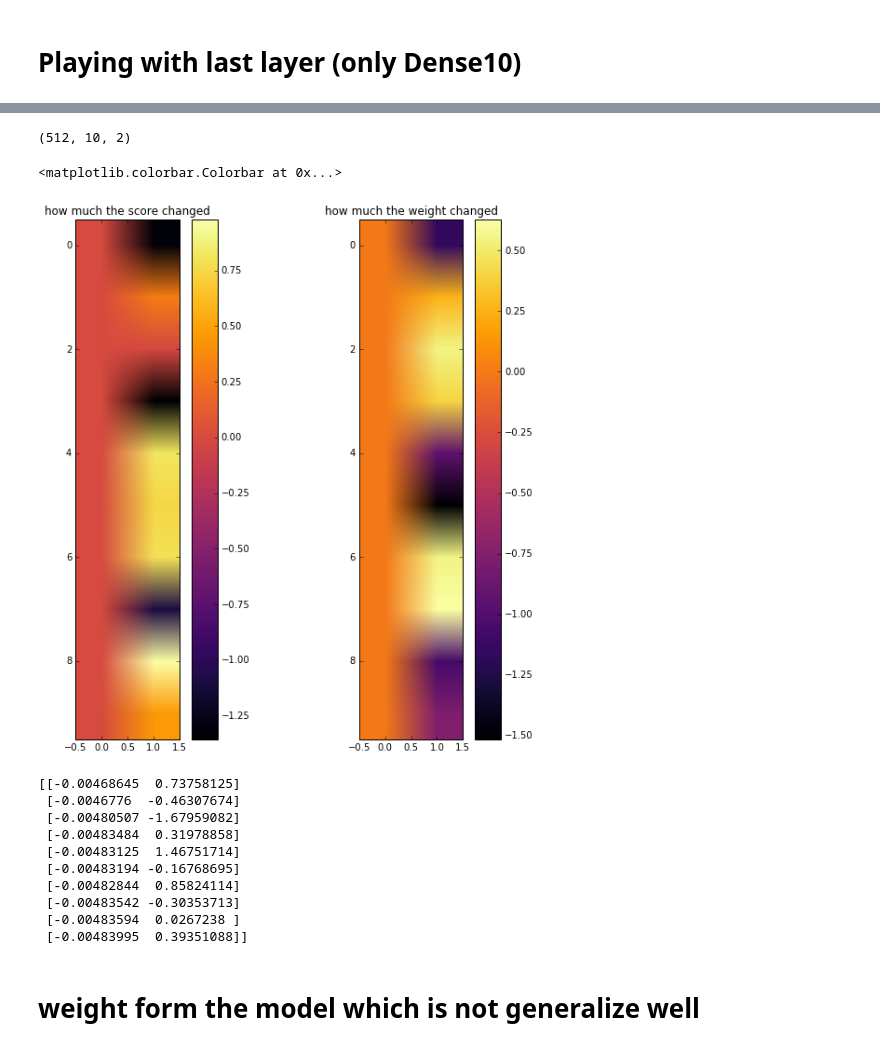
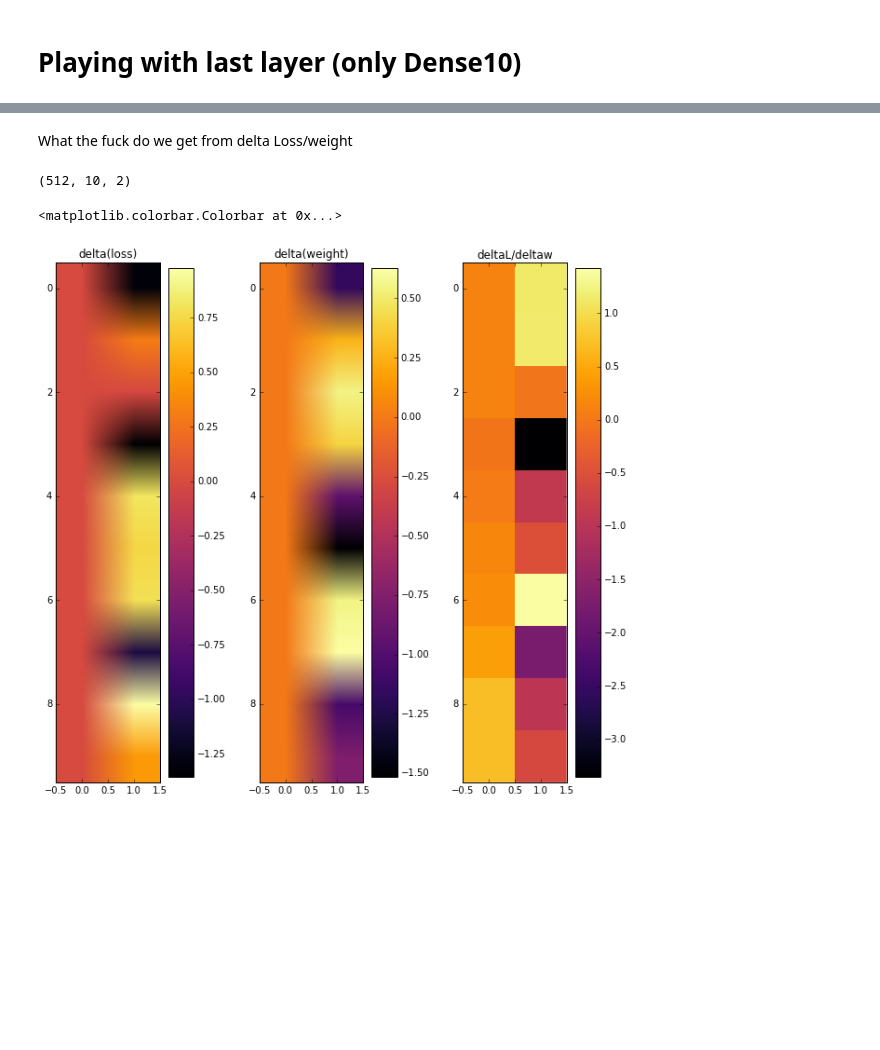
Before and after one commit to robroooh/ipynb_container, a Jupyter notebook: keras_mnist_mlp_1L.ipynb, the cells around one changed output, grey strips where cells are left out. Drawn from its saved outputs; the diff is of its cells as text; code cells hidden in the pictures; blank space fills up the shorter version.

```diff
--- a/keras_mnist_mlp_1L.ipynb
+++ b/keras_mnist_mlp_1L.ipynb
@@ -375,4 +146,4 @@ Train accuracy: 0.979
 # %%
 history = model.fit(X_train_10000, Y_train,
-                    batch_size=128, nb_epoch=nb_epoch,
+                    batch_size=batch_size, nb_epoch=1,
                     verbose=0, validation_data=(X_test_10000, Y_test))
@@ -392,0 +158,3 @@ Train accuracy: 0.993
+# %%
+num = 1*10**-4
+print(num)
@@ -392,0 +163,3 @@ Train accuracy: 0.993
+# %%
+res = mode_w[0]
+print(res[0])
@@ -392,0 +178,9 @@ Train accuracy: 0.993
+# %%
+dic = {}
+
+for num in mode_w:
+    for j in [10, 100, 1000, 10000, 100000, 1000000, 10000000, 100000000, 1000000000, 10000000000, 100000000000, 1000000000000, 10000000000000, 100000000000000, 1000000000000000, 10000000000000000, 100000000000000000, 1000000000000000000, 10000000000000000000L, 100000000000000000000L, 1000000000000000000000L, 10000000000000000000000L, 100000000000000000000000L, 1000000000000000000000000L, 10000000000000000000000000L, 100000000000000000000000000L, 1000000000000000000000000000L, 10000000000000000000000000000L, 100000000000000000000000000000L]:
+        res = abs(num[0] * j)
+#         print(res)
+        if res >= 1 and res < 10:
+            dic[j] = dic.get(j,0)+1
@@ -433,41 +225,43 @@ for i in range(l_wrt_w.shape[0]):
 
         # set the weight back
         layer_4_altered_weight[0][i][j] = layers_weights[2][0][i][j]
+# %% [markdown]
+What the fuck do we get from delta Loss/weight
 # %%
-
 import matplotlib.pyplot as plt
 import numpy as np
 %matplotlib inline
 print(l_wrt_w.shape)
 
 intp = 'None'
 
-plt.figure(figsize=(10,10))
-plt.subplot(121)
+plt.figure(figsize=(15,10))
+plt.subplot(141)
 plt.imshow(l_wrt_w[:][:][:][0], cmap='inferno')#, interpolation=intp)
-plt.title('how much the score changed')
+plt.title('delta(loss)')
 plt.colorbar()
 
-plt.subplot(122)
+plt.subplot(142)
 plt.imshow(l_wrt_w[:][:][:][1], cmap='inferno')#, interpolation=intp)
-plt.title('how much the weight changed')
+plt.title('delta(weight)')
 plt.colorbar()
+
+plt.subplot(143)
+plt.imshow(l_wrt_w[:][:][:][0]/l_wrt_w[:][:][:][1], cmap='inferno', interpolation='none')
+plt.title('deltaL/deltaw')
+plt.colorbar()
+
+# plt.subplot(144)
+# plt.imshow(l_wrt_w[:][:][:][0]/abs(l_wrt_w[:][:][:][1]), cmap='inferno')#, interpolation=intp)
+# plt.title('deltaL/abs(w)')
+# plt.colorbar()
+
+# plt.subplot(155)
+# plt.imshow(abs(l_wrt_w[:][:][:][0])/abs(l_wrt_w[:][:][:][1]), cmap='inferno')#, interpolation=intp)
+# plt.title('abs(deltaL)/abs(w)')
+
+# plt.colorbar()
 # %% [output]
 (512, 10, 2)
 <matplotlib.colorbar.Colorbar at 0x...>
-[figure, old version]
+[figure, new version]
-# %%
-print(l_wrt_w[500:510][:][0])
-# %% [output]
-[[-0.00468645  0.73758125]
- [-0.0046776  -0.46307674]
- [-0.00480507 -1.67959082]
- [-0.00483484  0.31978858]
- [-0.00483125  1.46751714]
- [-0.00483194 -0.16768695]
- [-0.00482844  0.85824114]
- [-0.00483542 -0.30353713]
- [-0.00483594  0.0267238 ]
- [-0.00483995  0.39351088]]
-# %% [markdown]
-# weight form the model which is not generalize well
```
Also changed, not shown: parts of 23 cells of this notebook.
